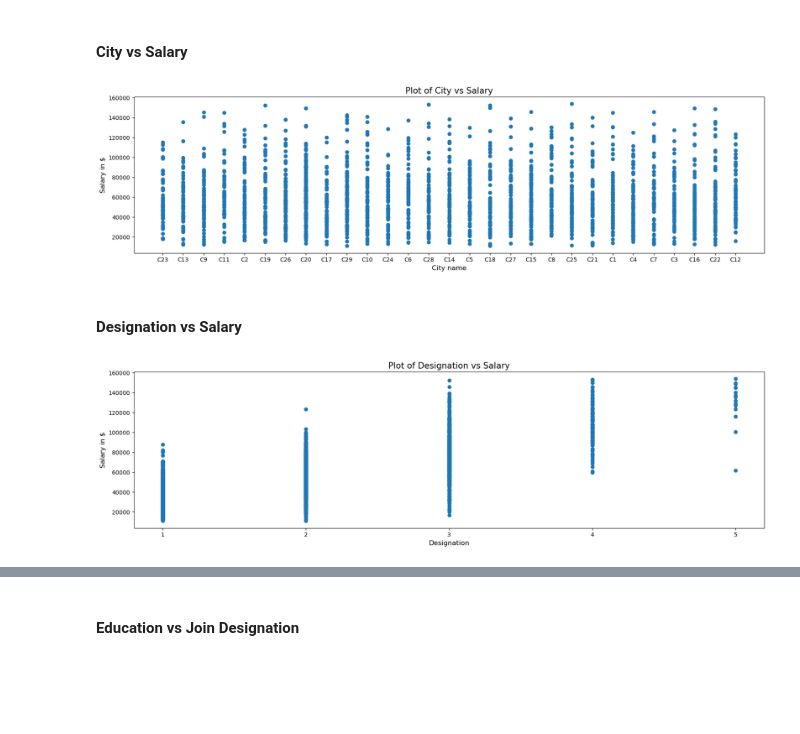
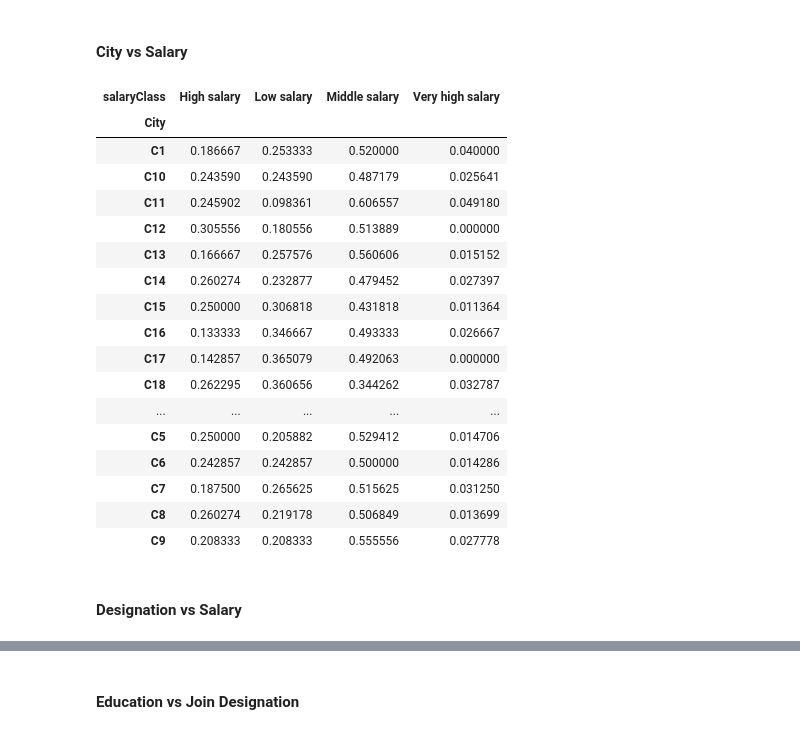
Before and after one commit to exocetfalling/CS105, a Jupyter notebook: project/CS105 Project Submission Part I 2025.ipynb, the cells around one changed output, grey strips where cells are left out. Drawn from its saved outputs; the diff is of its cells as text; code cells hidden in the pictures; blank space fills up the shorter version.

```diff
--- a/project/CS105 Project Submission Part I 2025.ipynb
+++ b/project/CS105 Project Submission Part I 2025.ipynb
@@ -1163,3 +1160,22 @@ plt.show()
 ### **c.** Perform bi-variate analysis on the variables. You do not need to present the analysis of every pair of variables; only focus on the pairs you believe are worth investigating and explain. For each pair, describe the relationship between the two variables. Use appropriate statistical methods and/or visualizations.
 # %% [markdown]
 **Response.**
+# %%
+Q1 = df["Salary"].quantile(0.25)
+Q3 = df["Salary"].quantile(0.75)
+#lower = Q1 - 1.5 * (Q3-Q1)                          # lower bound is $-16409.25
+upper = Q3 + 1.5 * (Q3-Q1)
+
+def salary_class(n):
+    if n > upper:
+        return "Very high salary"
+    elif n > Q3:
+        return "High salary"
+    elif n < Q1:
+        return "Low salary"
+    else:
+        return "Middle salary"
+
+df["salaryClass"] = df.Salary.apply(salary_class)
+
+df[["Emp_ID", "Salary", "salaryClass"]].sample(25)
@@ -1195,30 +1269,26 @@ xs.var(), ys.var()
 (35.45238380252273, 781464734.0610298)
 # %% [markdown]
 #### **City vs Salary** <a id="p3b11"></a>
-# %%
-xs = df.City
-ys = df.Salary
-
-plt.figure(figsize=(20,5))
-plt.scatter(xs, ys)
-plt.title("Plot of City vs Salary", fontsize=15)
-plt.xlabel("City name", fontsize=12)
-plt.ylabel("Salary in $", fontsize=12)
-plt.show()
-# %% [output]
-[figure, removed]
+# %%
+pd.crosstab(df.City, df.salaryClass, normalize="index")
+# %% [output]
+| salaryClass | High salary | Low salary | Middle salary | Very high salary |
+| City |  |  |  |  |
+| C1 | 0.186667 | 0.253333 | 0.520000 | 0.040000 |
+| C10 | 0.243590 | 0.243590 | 0.487179 | 0.025641 |
+| C11 | 0.245902 | 0.098361 | 0.606557 | 0.049180 |
+| C12 | 0.305556 | 0.180556 | 0.513889 | 0.000000 |
+| C13 | 0.166667 | 0.257576 | 0.560606 | 0.015152 |
+| C14 | 0.260274 | 0.232877 | 0.479452 | 0.027397 |
+| C15 | 0.250000 | 0.306818 | 0.431818 | 0.011364 |
+| C16 | 0.133333 | 0.346667 | 0.493333 | 0.026667 |
+| C17 | 0.142857 | 0.365079 | 0.492063 | 0.000000 |
+| C18 | 0.262295 | 0.360656 | 0.344262 | 0.032787 |
+| ... | ... | ... | ... | ... |
+| C5 | 0.250000 | 0.205882 | 0.529412 | 0.014706 |
+| C6 | 0.242857 | 0.242857 | 0.500000 | 0.014286 |
+| C7 | 0.187500 | 0.265625 | 0.515625 | 0.031250 |
+| C8 | 0.260274 | 0.219178 | 0.506849 | 0.013699 |
+| C9 | 0.208333 | 0.208333 | 0.555556 | 0.027778 |
 # %% [markdown]
 #### **Designation vs Salary** <a id="p3b11"></a>
-# %%
-xs = df.Designation
-ys = df.Salary
-
-plt.figure(figsize=(20,5))
-plt.scatter(xs, ys)
-plt.title("Plot of Designation vs Salary", fontsize=15)
-plt.xlabel("Designation", fontsize=12)
-plt.xticks([1,2,3,4,5])
-plt.ylabel("Salary in $", fontsize=12)
-plt.show()
-# %% [output]
-[figure, removed]
```
Also changed, not shown: parts of 22 cells of this notebook.
